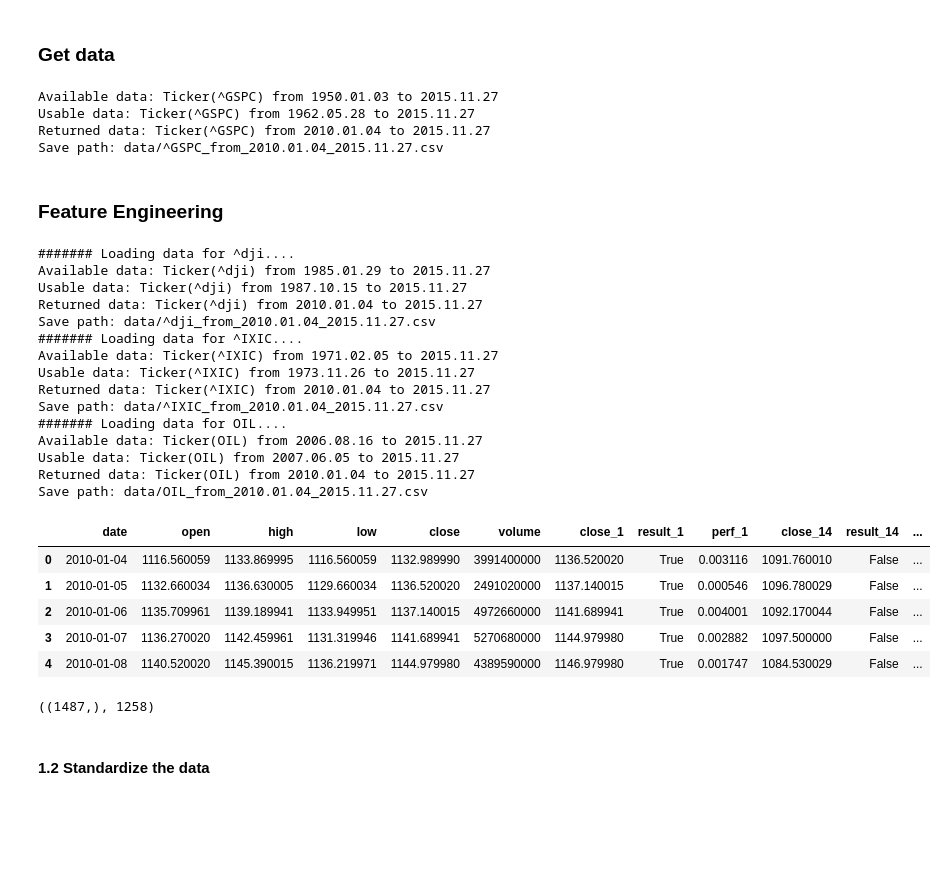
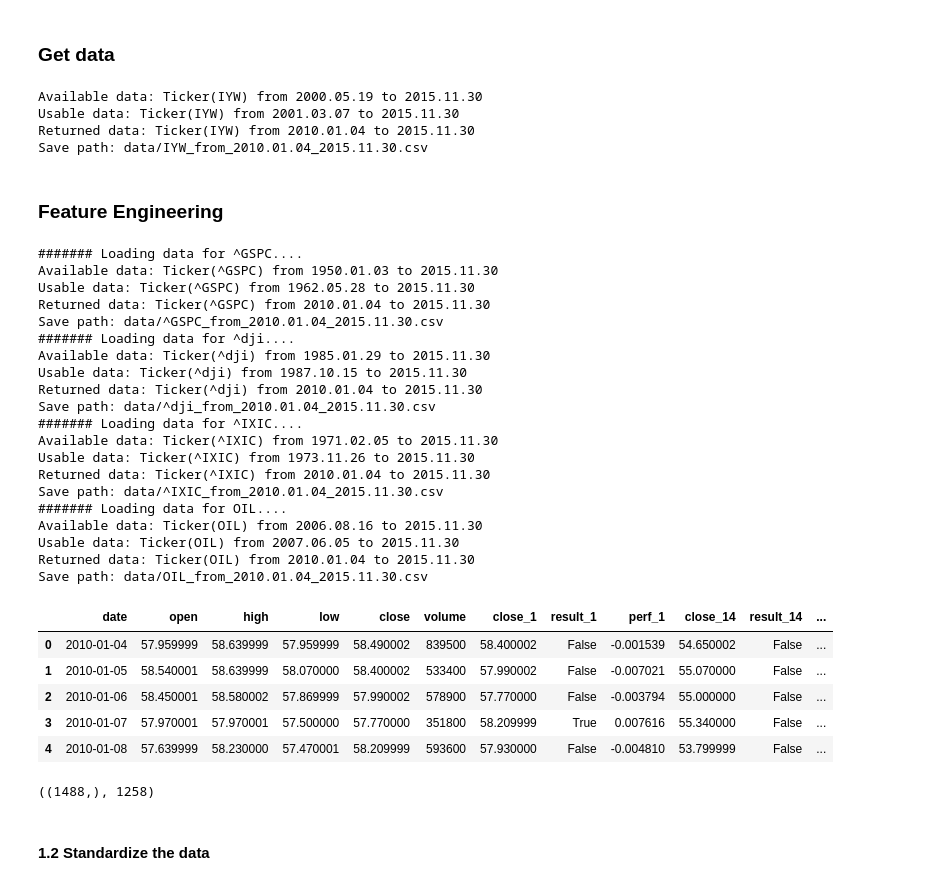
Before and after one commit to ygauthie/CS109_Project, a Jupyter notebook: RFE/SelectBK_Yvan.ipynb, the cells around one changed output. Cells and saved outputs as stored; diff of their text form; code cells hidden in the pictures; blank space fills up the shorter version.

```diff
--- a/RFE/SelectBK_Yvan.ipynb
+++ b/RFE/SelectBK_Yvan.ipynb
@@ -21,15 +21,15 @@ sns.set_context("poster")
 ### Get data
 # %%
 #df=pd.read_csv("data/IYZ.csv")
-ticker = '^GSPC'
+ticker = 'IYW'
 startdate=datetime.date(2010, 1, 1)
 enddate=datetime.date.today()
 df = generate_ticker_data(ticker, startdate, enddate)
 # %% [output]
-Available data: Ticker(^GSPC) from 1950.01.03 to 2015.11.27
-Usable data: Ticker(^GSPC) from 1962.05.28 to 2015.11.27
-Returned data: Ticker(^GSPC) from 2010.01.04 to 2015.11.27
-Save path: data/^GSPC_from_2010.01.04_2015.11.27.csv
+Available data: Ticker(IYW) from 2000.05.19 to 2015.11.30
+Usable data: Ticker(IYW) from 2001.03.07 to 2015.11.30
+Returned data: Ticker(IYW) from 2010.01.04 to 2015.11.30
+Save path: data/IYW_from_2010.01.04_2015.11.30.csv
 # %%
 dftouse=df.copy()
 # %% [markdown]
@@ -56,7 +56,7 @@ for v in df.columns:
 
 # Additional tickers to consider
 moreTickers = [
-               #'^GSPC', #S&P500
+               '^GSPC', #S&P500
                '^dji',  #Dow Jones Industrials
                '^IXIC', #Nasdaq
                'OIL'   #Oil price ETF
@@ -69,56 +69,61 @@ INDICATORS_TO_ADD = ['sar_signal']
 
 def addDataFromOtherTicker(tickerPlus):
     dfPlus = generate_ticker_data(tickerPlus, startdate, enddate)
     if df.shape == dfPlus.shape:
         dfPluss = dfPlus.copy()
         dfPluss = dfPluss[STANDARDIZABLE_TO_ADD+INDICATORS_TO_ADD]
         STANDARDIZABLE2 = STANDARDIZABLE_TO_ADD[:]
         INDICATORS2 = INDICATORS_TO_ADD[:]
         for p in STANDARDIZABLE2:
             renamed = p+'_'+tickerPlus
             dftouse[renamed]=dfPluss[p]*1.0
             STANDARDIZABLE.append(renamed)
         for p in INDICATORS2:
             renamed = p+'_'+tickerPlus
             dftouse[renamed]=dfPluss[p]
             INDICATORS.append(renamed)
     else:
         print "Data for additional tickers doesn't match data frame for sector of interest."
 
 for tick in moreTickers:
     print "####### Loading data for "+tick+"...."
     addDataFromOtherTicker(tick)
     time.sleep(0.5)
 
 dftouse.head()
 # %% [output]
+####### Loading data for ^GSPC....
+Available data: Ticker(^GSPC) from 1950.01.03 to 2015.11.30
+Usable data: Ticker(^GSPC) from 1962.05.28 to 2015.11.30
+Returned data: Ticker(^GSPC) from 2010.01.04 to 2015.11.30
+Save path: data/^GSPC_from_2010.01.04_2015.11.30.csv
 ####### Loading data for ^dji....
-Available data: Ticker(^dji) from 1985.01.29 to 2015.11.27
-Usable data: Ticker(^dji) from 1987.10.15 to 2015.11.27
-Returned data: Ticker(^dji) from 2010.01.04 to 2015.11.27
-Save path: data/^dji_from_2010.01.04_2015.11.27.csv
+Available data: Ticker(^dji) from 1985.01.29 to 2015.11.30
+Usable data: Ticker(^dji) from 1987.10.15 to 2015.11.30
+Returned data: Ticker(^dji) from 2010.01.04 to 2015.11.30
+Save path: data/^dji_from_2010.01.04_2015.11.30.csv
 ####### Loading data for ^IXIC....
-Available data: Ticker(^IXIC) from 1971.02.05 to 2015.11.27
-Usable data: Ticker(^IXIC) from 1973.11.26 to 2015.11.27
-Returned data: Ticker(^IXIC) from 2010.01.04 to 2015.11.27
-Save path: data/^IXIC_from_2010.01.04_2015.11.27.csv
+Available data: Ticker(^IXIC) from 1971.02.05 to 2015.11.30
+Usable data: Ticker(^IXIC) from 1973.11.26 to 2015.11.30
+Returned data: Ticker(^IXIC) from 2010.01.04 to 2015.11.30
+Save path: data/^IXIC_from_2010.01.04_2015.11.30.csv
 ####### Loading data for OIL....
-Available data: Ticker(OIL) from 2006.08.16 to 2015.11.27
-Usable data: Ticker(OIL) from 2007.06.05 to 2015.11.27
-Returned data: Ticker(OIL) from 2010.01.04 to 2015.11.27
-Save path: data/OIL_from_2010.01.04_2015.11.27.csv
+Available data: Ticker(OIL) from 2006.08.16 to 2015.11.30
+Usable data: Ticker(OIL) from 2007.06.05 to 2015.11.30
+Returned data: Ticker(OIL) from 2010.01.04 to 2015.11.30
+Save path: data/OIL_from_2010.01.04_2015.11.30.csv
 |  | date | open | high | low | close | volume | close_1 | result_1 | perf_1 | close_14 | result_14 | ... |
-| 0 | 2010-01-04 | 1116.560059 | 1133.869995 | 1116.560059 | 1132.989990 | 3991400000 | 1136.520020 | True | 0.003116 | 1091.760010 | False | ... |
-| 1 | 2010-01-05 | 1132.660034 | 1136.630005 | 1129.660034 | 1136.520020 | 2491020000 | 1137.140015 | True | 0.000546 | 1096.780029 | False | ... |
-| 2 | 2010-01-06 | 1135.709961 | 1139.189941 | 1133.949951 | 1137.140015 | 4972660000 | 1141.689941 | True | 0.004001 | 1092.170044 | False | ... |
-| 3 | 2010-01-07 | 1136.270020 | 1142.459961 | 1131.319946 | 1141.689941 | 5270680000 | 1144.979980 | True | 0.002882 | 1097.500000 | False | ... |
-| 4 | 2010-01-08 | 1140.520020 | 1145.390015 | 1136.219971 | 1144.979980 | 4389590000 | 1146.979980 | True | 0.001747 | 1084.530029 | False | ... |
+| 0 | 2010-01-04 | 57.959999 | 58.639999 | 57.959999 | 58.490002 | 839500 | 58.400002 | False | -0.001539 | 54.650002 | False | ... |
+| 1 | 2010-01-05 | 58.540001 | 58.639999 | 58.070000 | 58.400002 | 533400 | 57.990002 | False | -0.007021 | 55.070000 | False | ... |
+| 2 | 2010-01-06 | 58.450001 | 58.580002 | 57.869999 | 57.990002 | 578900 | 57.770000 | False | -0.003794 | 55.000000 | False | ... |
+| 3 | 2010-01-07 | 57.970001 | 57.970001 | 57.500000 | 57.770000 | 351800 | 58.209999 | True | 0.007616 | 55.340000 | False | ... |
+| 4 | 2010-01-08 | 57.639999 | 58.230000 | 57.470001 | 58.209999 | 593600 | 57.930000 | False | -0.004810 | 53.799999 | False | ... |
 # %%
 dftouse['date'] = pd.to_datetime(dftouse['date'])
 mask = (dftouse.date < '2015-01-01').values
 mask.shape, mask.sum()
 # %% [output]
-((1487,), 1258)
+((1488,), 1258)
 # %% [markdown]
 #### 1.2 Standardize the data
 # %% [markdown]
```
Also changed, not shown: parts of 18 cells of this notebook.
